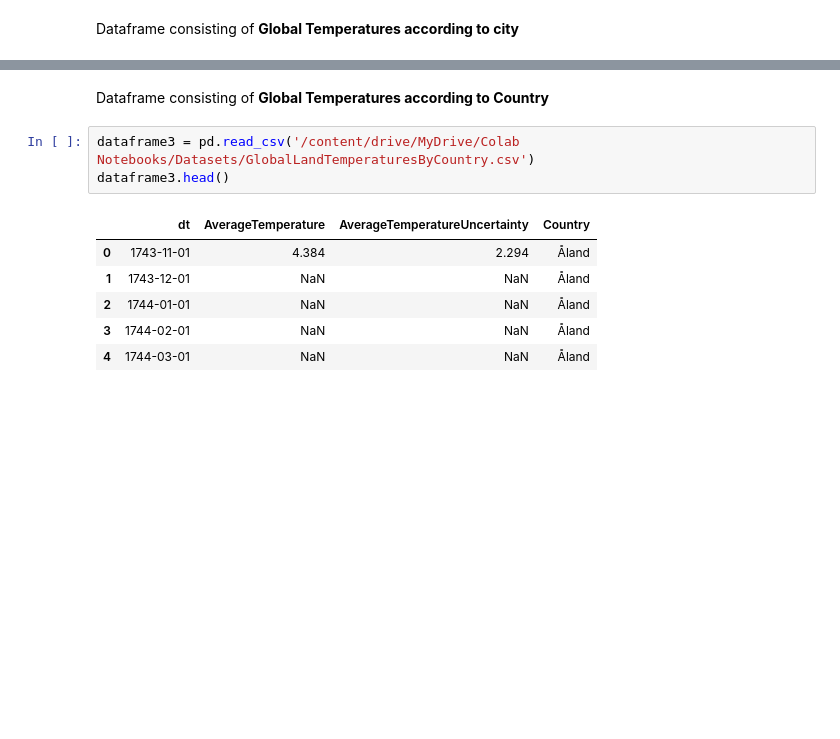
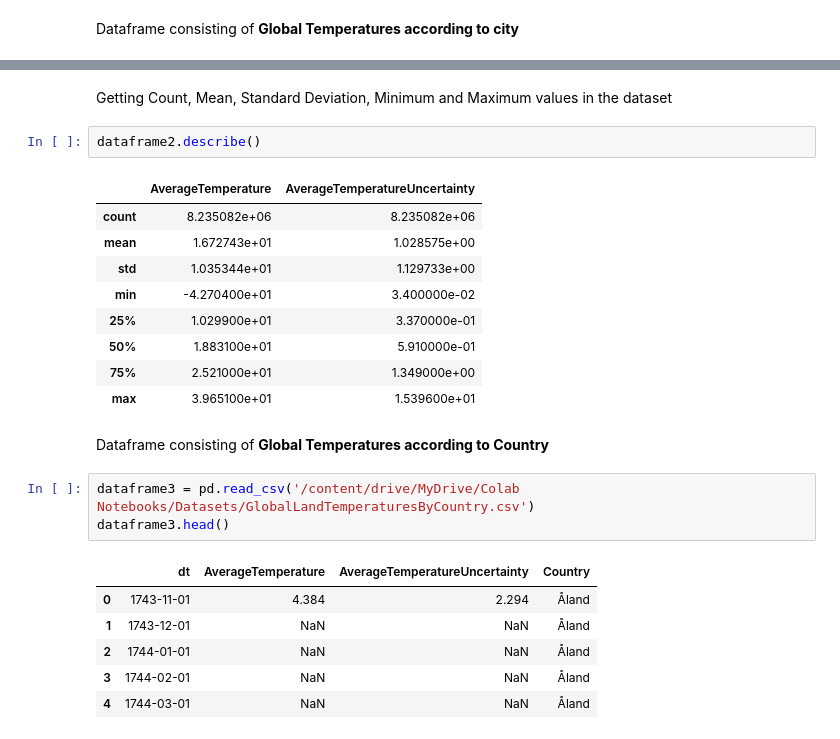
Before and after one commit to JayeshSuryavanshi/Data-Intensive-Computing, a Jupyter notebook: CSE_587_ProjectPhase1.ipynb, the cells around one changed output, grey strips where cells are left out. Saved outputs shown, nothing was run; the diff lists cells and outputs as text; blank space fills up the shorter version.

```diff
--- a/CSE_587_ProjectPhase1.ipynb
+++ b/CSE_587_ProjectPhase1.ipynb
@@ -59,3 +63,17 @@ Error: Runtime no longer has a reference to this dataframe, please re-run this c
+# %% [markdown]
+Getting Count, Mean, Standard Deviation, Minimum and Maximum values in the dataset
+# %%
+dataframe2.describe()
+# %% [output]
+|  | AverageTemperature | AverageTemperatureUncertainty |
+| count | 8.235082e+06 | 8.235082e+06 |
+| mean | 1.672743e+01 | 1.028575e+00 |
+| std | 1.035344e+01 | 1.129733e+00 |
+| min | -4.270400e+01 | 3.400000e-02 |
+| 25% | 1.029900e+01 | 3.370000e-01 |
+| 50% | 1.883100e+01 | 5.910000e-01 |
+| 75% | 2.521000e+01 | 1.349000e+00 |
+| max | 3.965100e+01 | 1.539600e+01 |
 # %% [markdown]
 Dataframe consisting of  **Global Temperatures according to **Country****
 # %%
```
Also changed, not shown: parts of 11 cells of this notebook.
